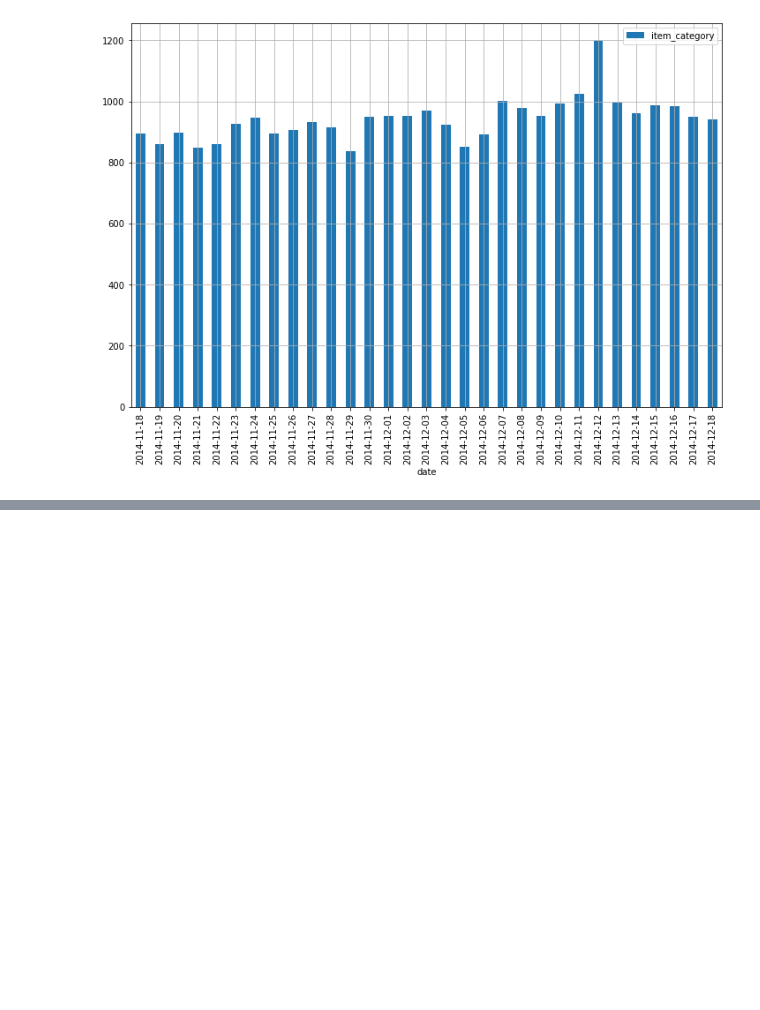
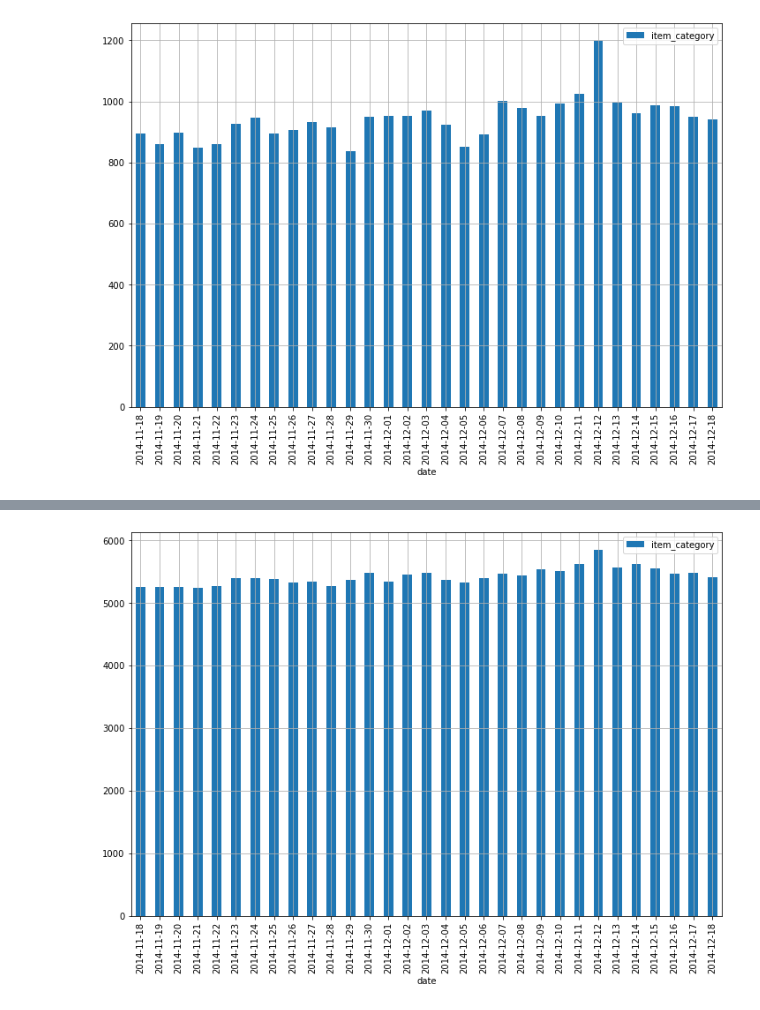
Before and after one commit to zoniguan/pythonCourse, a Jupyter notebook: L7/tue_course/action2_eda_recommendation.ipynb, the cells around one changed output, grey strips where cells are left out. Saved outputs shown, nothing was run; the diff lists cells and outputs as text; code cells hidden in the pictures; blank space fills up the shorter version.

```diff
--- a/L7/tue_course/action2_eda_recommendation.ipynb
+++ b/L7/tue_course/action2_eda_recommendation.ipynb
@@ -105,0 +158,4 @@ user = user_all.copy() #跑全量数据
+# %%
+count_day_itemCat = stats_count(user, freq ='date',  group_method = 'nunique', count_col = 'item_category') #按天统计商品种类计算()
+# %% [output]
+[figure, added]
```
Also changed, not shown: parts of 11 cells of this notebook, 1 other file.
